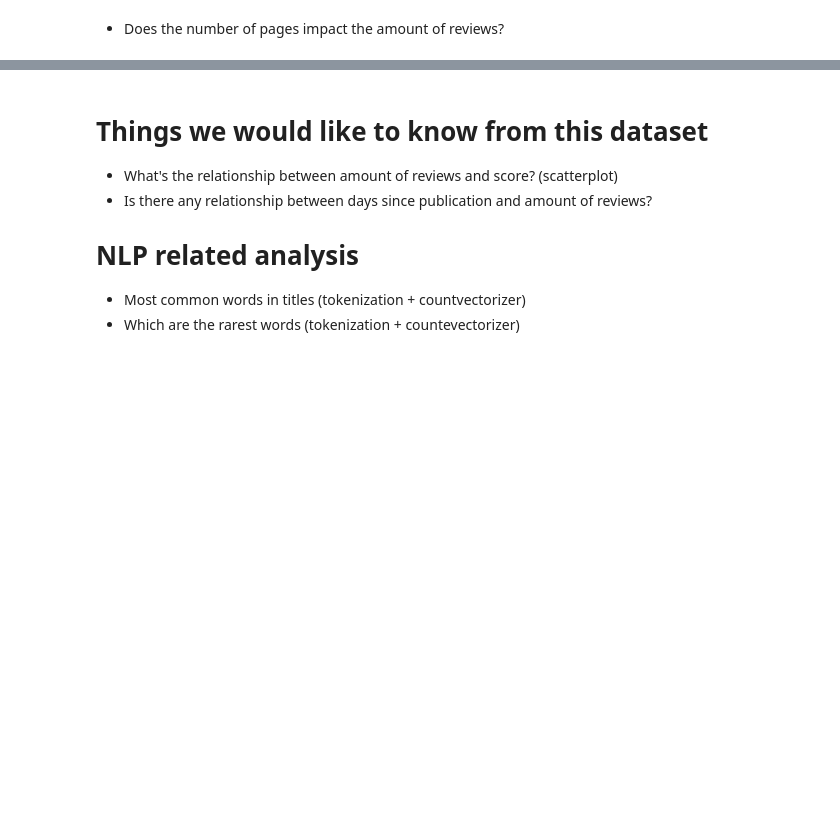
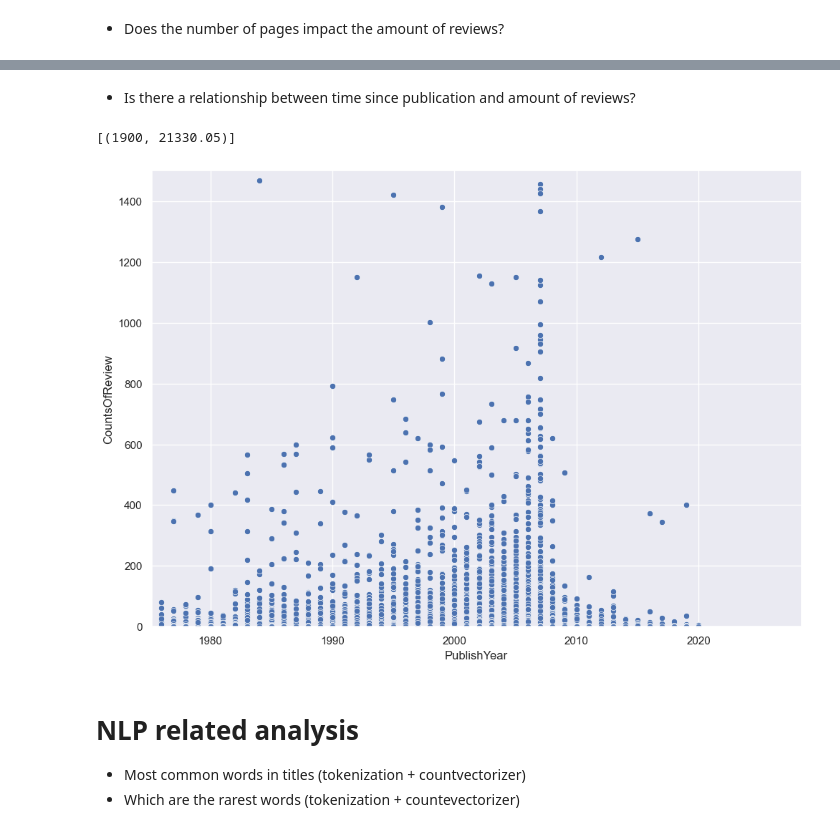
Before and after one commit to andyzilla/goodreads_popularity_prediction, a Jupyter notebook: notebooks/00-EDA.ipynb, the cells around one changed output, grey strips where cells are left out. Drawn from its saved outputs; the diff is of its cells as text; code cells hidden in the pictures; blank space fills up the shorter version.

```diff
--- a/notebooks/00-EDA.ipynb
+++ b/notebooks/00-EDA.ipynb
@@ -354,9 +361,15 @@ g = sns.scatterplot(data=books_from_top_publishers,
+# %% [markdown]
+- Is there a relationship between time since publication and amount of reviews?
+# %%
+g = sns.scatterplot(data=df,
+                x='PublishYear',
+                y='CountsOfReview')
+g.set(ylim=(0, 1500))
+g.set(xlim=(1900, None))
+# %% [output]
+[(1900, 21330.05)]
+[figure, added]
 # %% [markdown]
-# Things we would like to know from this dataset
-
-
-- What's the relationship between amount of reviews and score? (scatterplot)
-- Is there any relationship between days since publication and amount of reviews?
 
 
 # NLP related analysis
```
Also changed, not shown: parts of 13 cells of this notebook, 3 other files.
